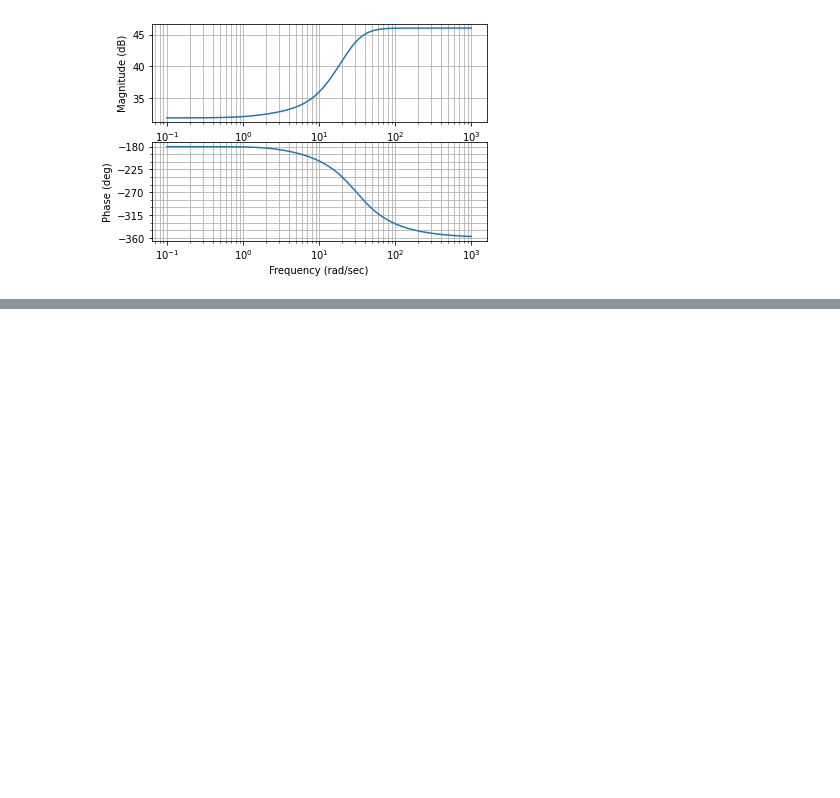
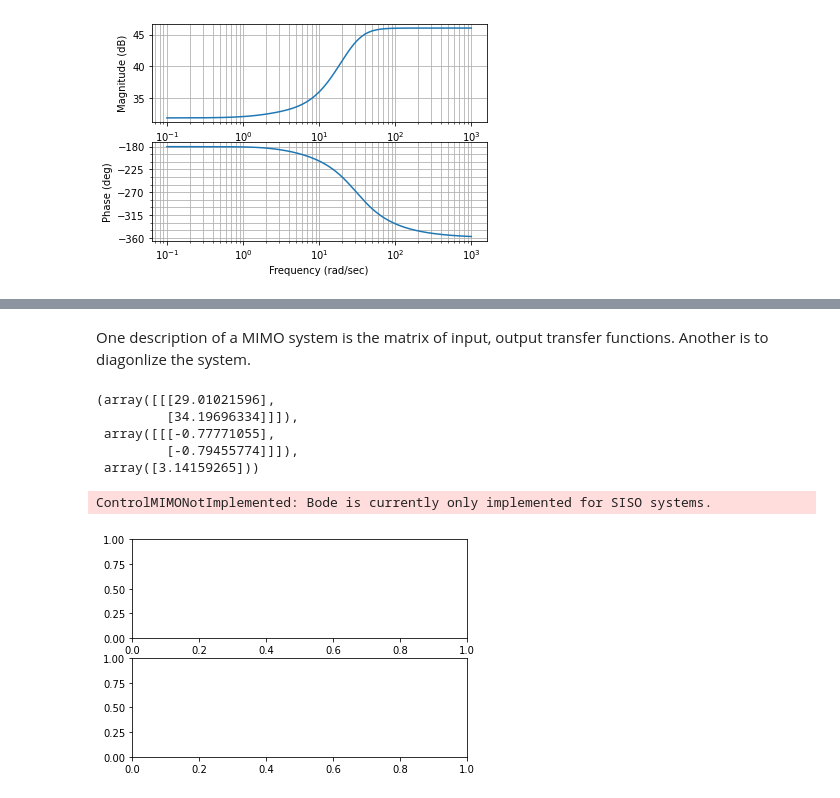
Before and after one commit to ModelEngineering/controlSBML, a Jupyter notebook: notebooks/Control-Libray-Examples.ipynb, the cells around one changed output, grey strips where cells are left out. Saved outputs shown, nothing was run; the diff lists cells and outputs as text; code cells hidden in the pictures; blank space fills up the shorter version.

```diff
--- a/notebooks/Control-Libray-Examples.ipynb
+++ b/notebooks/Control-Libray-Examples.ipynb
@@ -178,0 +208,15 @@ Lo = -m*g*Po*Co
+# %% [markdown]
+One description of a MIMO system is the matrix of input, output transfer functions. Another is to diagonlize the system.
+# %%
+tf.frequency_response(np.pi)
+# %% [output]
+(array([[[29.01021596],
+         [34.19696334]]]),
+ array([[[-0.77771055],
+         [-0.79455774]]]),
+ array([3.14159265]))
+# %%
+bode(sys)
+# %% [output]
+ControlMIMONotImplemented: Bode is currently only implemented for SISO systems.
+[figure, added]
```
Also changed, not shown: parts of 9 cells of this notebook, 1 other file.
